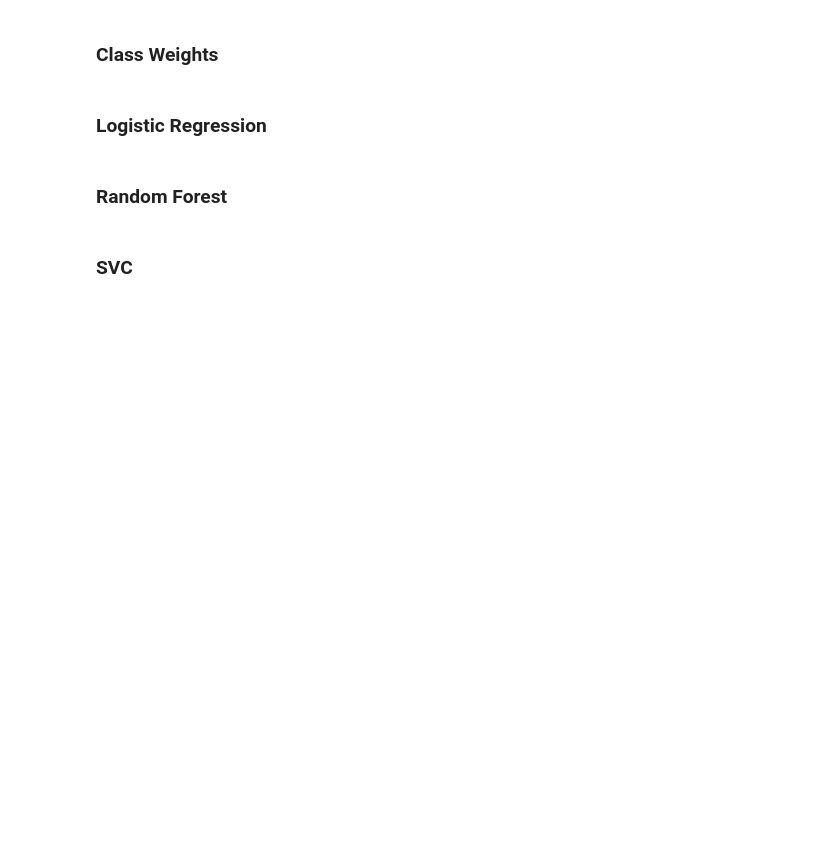
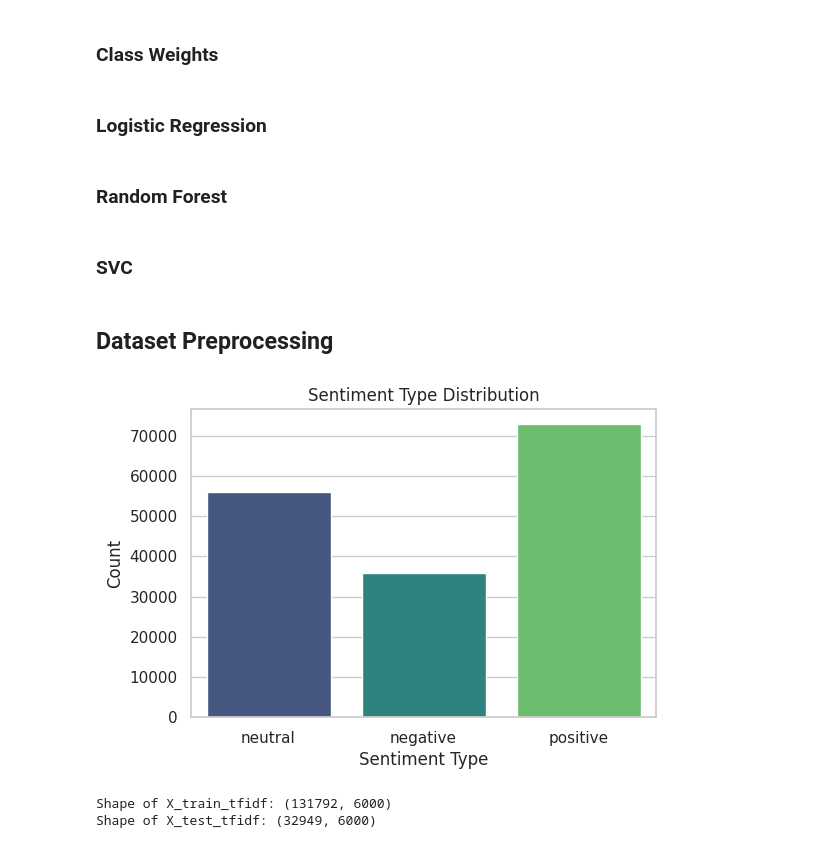
Before and after one commit to PaoVale/FellTrack, a Jupyter notebook: FeelTrack.ipynb, the cells around one changed output. Drawn from its saved outputs; the diff is of its cells as text; code cells hidden in the pictures; blank space fills up the shorter version.

```diff
--- a/FeelTrack.ipynb
+++ b/FeelTrack.ipynb
@@ -237,3 +237,19 @@ print("Classification Report: \n", classification_report(y_test, y_pred_svm))
 sns.heatmap(confusion_matrix(y_test, y_pred_svm), annot=True, fmt='d', cmap='Blues')
 plt.title("Confusion Matrix SVM")
 plt.show()
+# %% [markdown]
+## Dataset Preprocessing
+# %%
+# Drop rows where any column has missing values
+train = train.dropna()
+test = test.dropna()
+# %%
+# Plotting class distribution
+plt.figure(figsize=(6, 4))
+sns.countplot(data=train, x='Sentiment Type', palette='viridis')
+plt.title('Sentiment Type Distribution')
+plt.xlabel('Sentiment Type')
+plt.ylabel('Count')
+plt.show()
+# %% [output]
+[figure, added]
@@ -239,0 +307,16 @@ plt.show()
+# %%
+# Feature Extraction using TF-IDF
+from sklearn.feature_extraction.text import TfidfVectorizer
+
+# Init the TfidfVectorizer
+tfidf_vectorizer = TfidfVectorizer(max_features=6000, ngram_range=(1, 2))
+
+# Apply TF-IDF to vectorize the text
+X_train_tfidf = tfidf_vectorizer.fit_transform(X_train)
+X_test_tfidf = tfidf_vectorizer.transform(X_test)
+
+print("\nShape of X_train_tfidf:", X_train_tfidf.shape)
+print("Shape of X_test_tfidf:", X_test_tfidf.shape)
+# %% [output]
+Shape of X_train_tfidf: (131792, 6000)
+Shape of X_test_tfidf: (32949, 6000)
```
Also changed, not shown: parts of 11 cells of this notebook.
